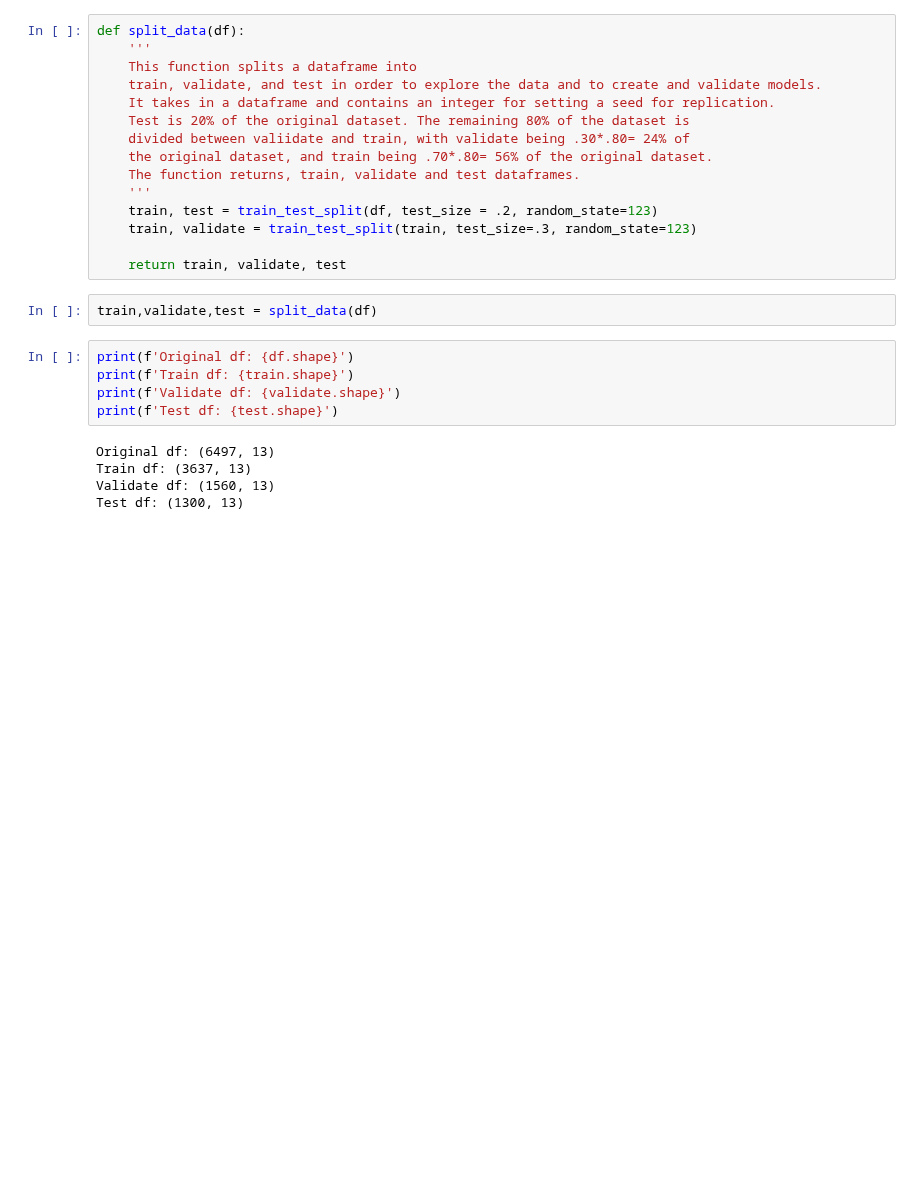
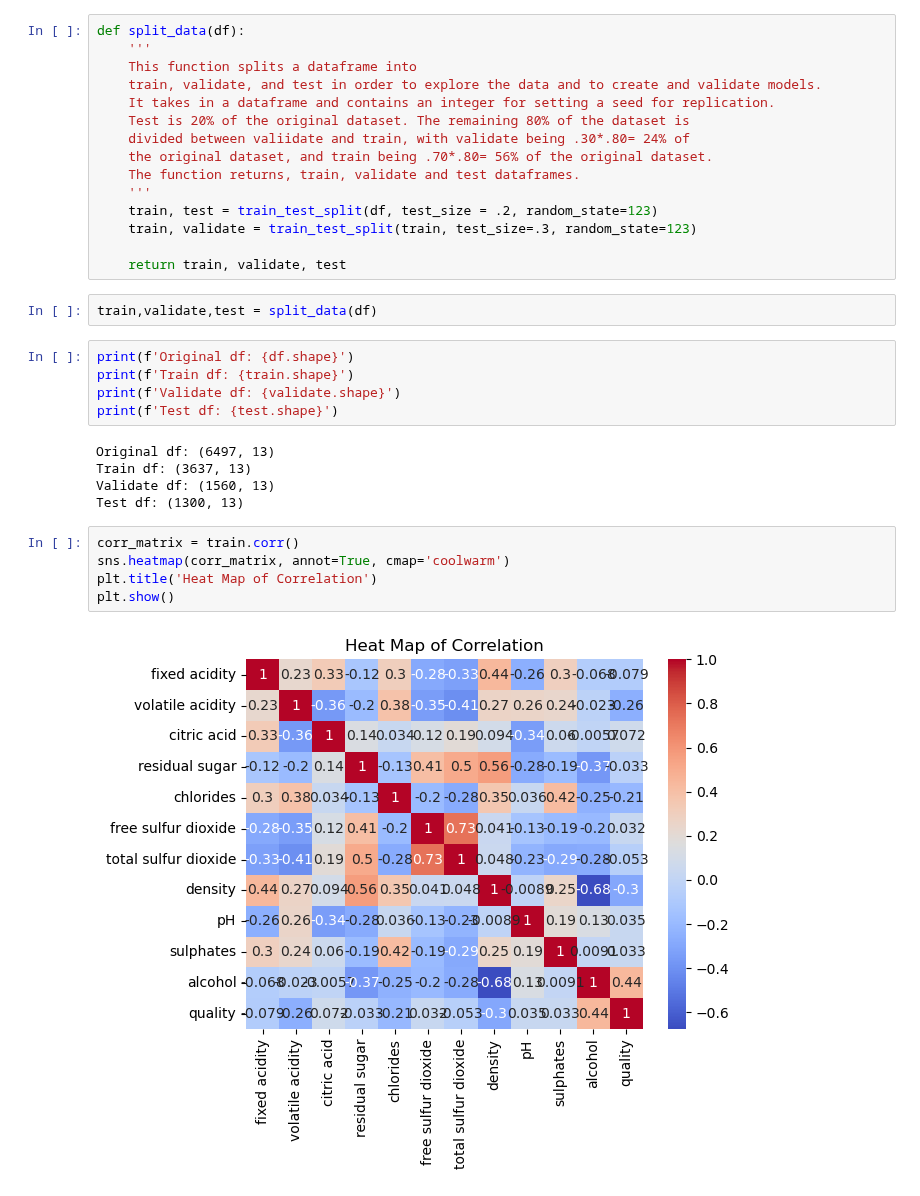
Before and after one commit to Wine-qualitity/wine-qualitiy-model, a Jupyter notebook: prepare_workbook.ipynb, the cells around one changed output. Cells and saved outputs as stored; diff of their text form; blank space fills up the shorter version.

```diff
--- a/prepare_workbook.ipynb
+++ b/prepare_workbook.ipynb
@@ -82,3 +82,10 @@ Original df: (6497, 13)
 Train df: (3637, 13)
 Validate df: (1560, 13)
 Test df: (1300, 13)
+# %%
+corr_matrix = train.corr()
+sns.heatmap(corr_matrix, annot=True, cmap='coolwarm')
+plt.title('Heat Map of Correlation')
+plt.show()
+# %% [output]
+[figure, added]
```
